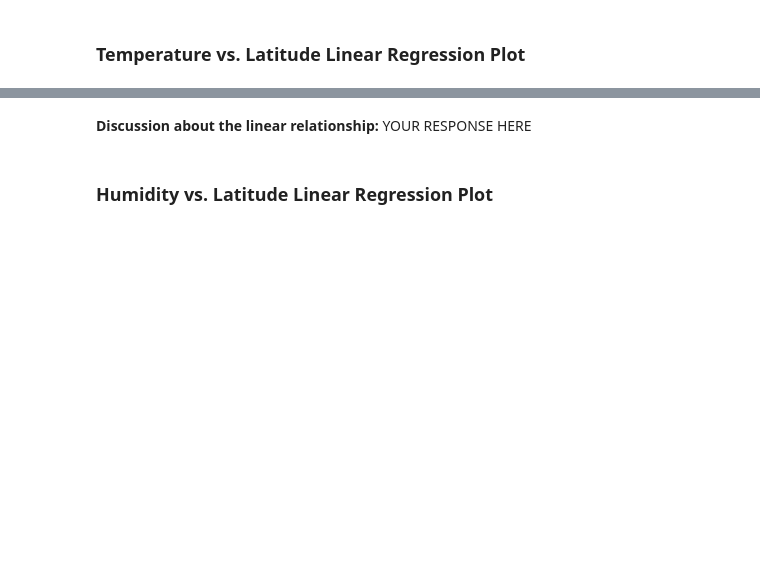
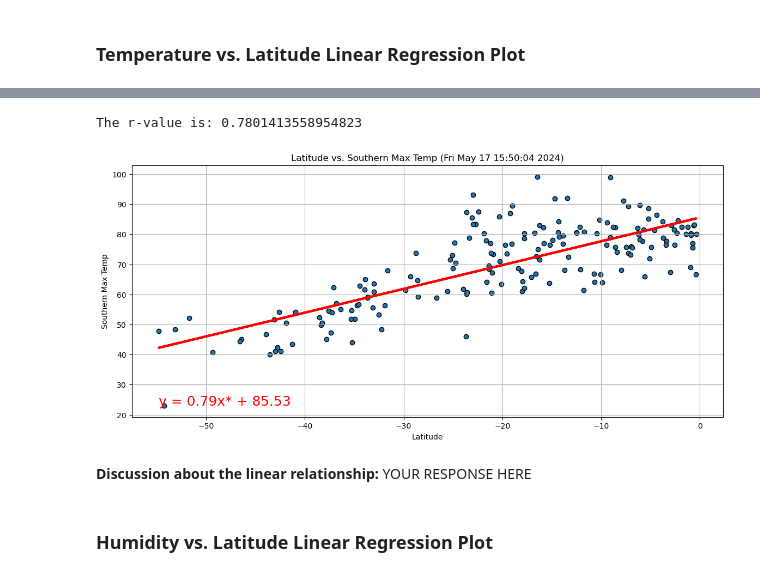
Before and after one commit to mattcat1221/World_Weather_Analysis, a Jupyter notebook: WeatherPy.ipynb, the cells around one changed output, grey strips where cells are left out. Drawn from its saved outputs; the diff is of its cells as text; code cells hidden in the pictures; blank space fills up the shorter version.

```diff
--- a/WeatherPy.ipynb
+++ b/WeatherPy.ipynb
@@ -397,3 +291,15 @@ def plot_linear_regression(x_values, y_values, x_label, y_label, hemisphere, tex
+# %%
+# Linear regression on Southern Hemishpere
+southern_hemi_df = city_data_df[city_data_df.Lat<0]
+
+x = southern_hemi_df.Lat
+y = southern_hemi_df['Max Temp']
+title = 'Southern Max Temp'
+
+plot_LR(x,y,title)
+# %% [output]
+The r-value is: 0.7801413558954823
+[figure, added]
 # %% [markdown]
 **Discussion about the linear relationship:** YOUR RESPONSE HERE
 # %% [markdown]
```
Also changed, not shown: parts of 33 cells of this notebook, 12 other files.
